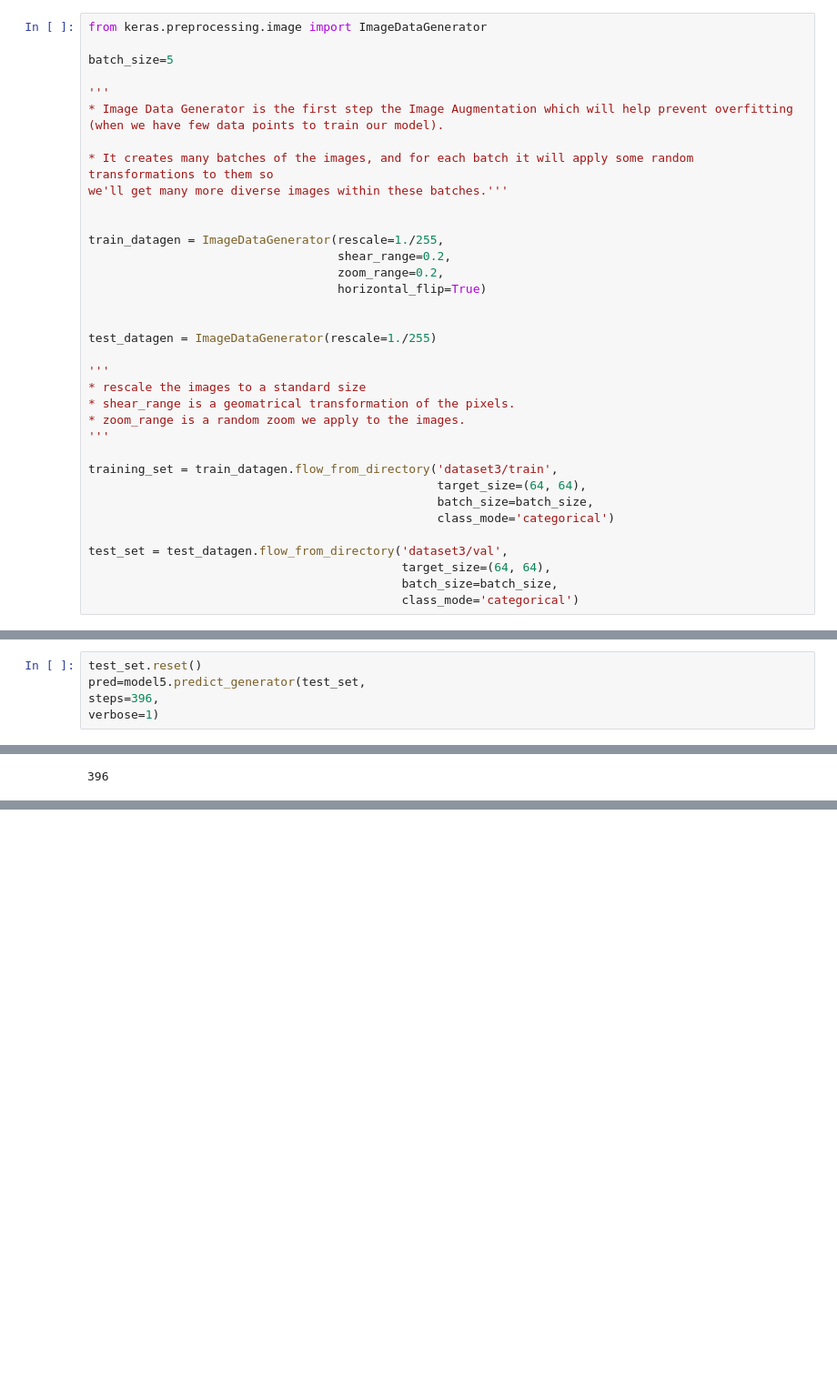
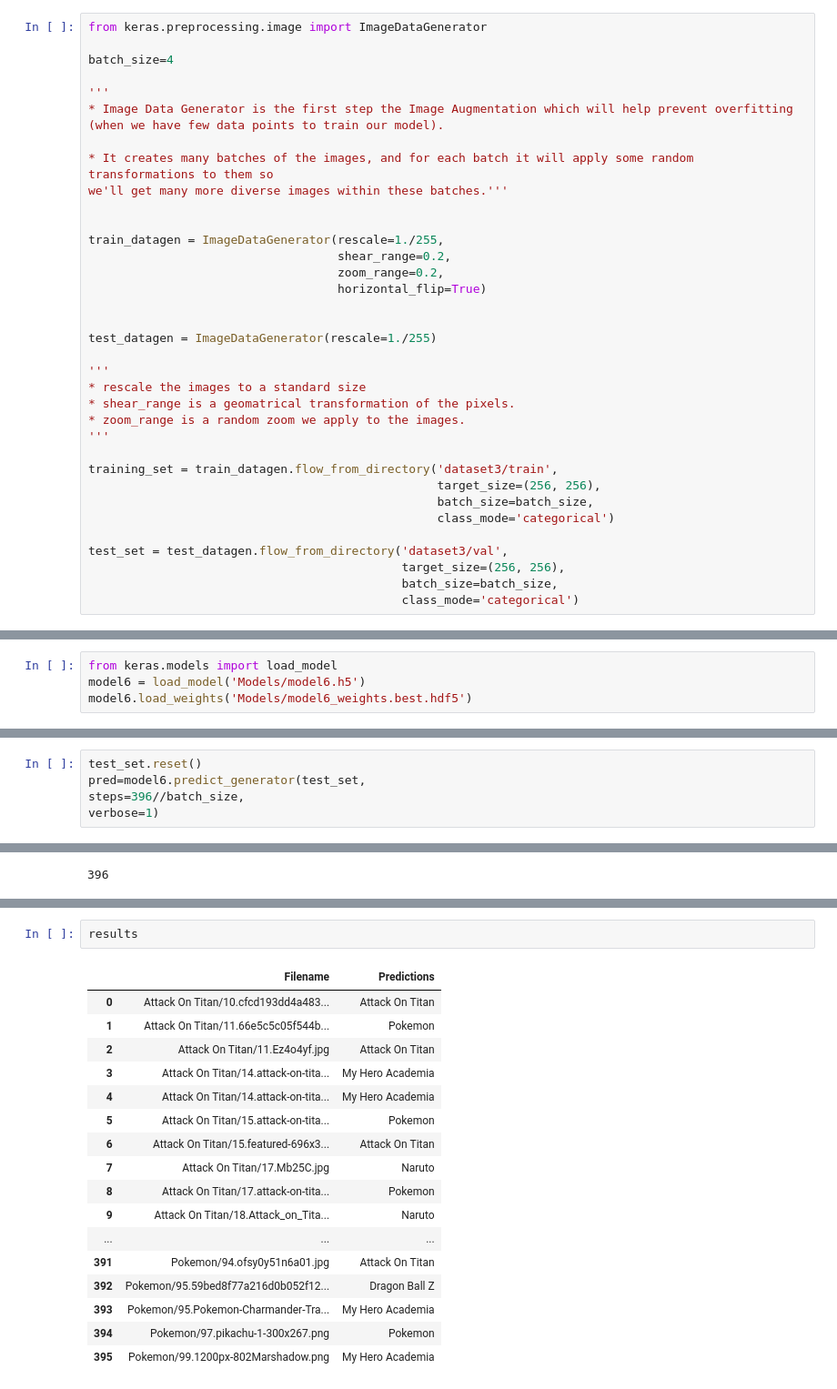
Before and after one commit to Ran-Tokman/Mod-4-Project-CNN, a Jupyter notebook: Mod 4 Project- Convolutional Neural Network.ipynb, the cells around one changed output, grey strips where cells are left out. Shown: that part at 91% size. Drawn from its saved outputs; the diff is of its cells as text; blank space fills up the shorter version.

```diff
--- a/Mod 4 Project- Convolutional Neural Network.ipynb
+++ b/Mod 4 Project- Convolutional Neural Network.ipynb
@@ -966,7 +984,7 @@ use 'binary_crossentropy'. If we had more we'd need to use 'categorical_crossent
 # %%
 from keras.preprocessing.image import ImageDataGenerator
 
-batch_size=5
+batch_size=4
 
 '''
 * Image Data Generator is the first step the Image Augmentation which will help prevent overfitting
@@ -991,12 +1009,12 @@ test_datagen = ImageDataGenerator(rescale=1./255)
 '''
 
 training_set = train_datagen.flow_from_directory('dataset3/train',
-                                                 target_size=(64, 64),
+                                                 target_size=(256, 256),
                                                  batch_size=batch_size,
                                                  class_mode='categorical')
 
 test_set = test_datagen.flow_from_directory('dataset3/val',
-                                            target_size=(64, 64),
+                                            target_size=(256, 256),
                                             batch_size=batch_size,
                                             class_mode='categorical')
 # %% [output]
@@ -1090,0 +1114,4 @@ predict_set = test_datagen.flow_from_directory('dataset3/val',
+# %%
+from keras.models import load_model
+model6 = load_model('Models/model6.h5')
+model6.load_weights('Models/model6_weights.best.hdf5')
@@ -1094,7 +1126,7 @@ test_set[0][0][0].shape
 (64, 64, 3)
 # %%
 test_set.reset()
-pred=model5.predict_generator(test_set,
-steps=396,
+pred=model6.predict_generator(test_set,
+steps=396//batch_size,
 verbose=1)
 # %% [output]
@@ -1168,0 +1192,20 @@ ValueError: arrays must all be same length
+# %%
+results
+# %% [output]
+|  | Filename | Predictions |
+| 0 | Attack On Titan/10.cfcd193dd4a483... | Attack On Titan |
+| 1 | Attack On Titan/11.66e5c5c05f544b... | Pokemon |
+| 2 | Attack On Titan/11.Ez4o4yf.jpg | Attack On Titan |
+| 3 | Attack On Titan/14.attack-on-tita... | My Hero Academia |
+| 4 | Attack On Titan/14.attack-on-tita... | My Hero Academia |
+| 5 | Attack On Titan/15.attack-on-tita... | Pokemon |
+| 6 | Attack On Titan/15.featured-696x3... | Attack On Titan |
+| 7 | Attack On Titan/17.Mb25C.jpg | Naruto |
+| 8 | Attack On Titan/17.attack-on-tita... | Pokemon |
+| 9 | Attack On Titan/18.Attack_on_Tita... | Naruto |
+| ... | ... | ... |
+| 391 | Pokemon/94.ofsy0y51n6a01.jpg | Attack On Titan |
+| 392 | Pokemon/95.59bed8f77a216d0b052f12... | Dragon Ball Z |
+| 393 | Pokemon/95.Pokemon-Charmander-Tra... | My Hero Academia |
+| 394 | Pokemon/97.pikachu-1-300x267.png | Pokemon |
+| 395 | Pokemon/99.1200px-802Marshadow.png | My Hero Academia |
```
Also changed, not shown: parts of 19 cells of this notebook, 2 other files.
